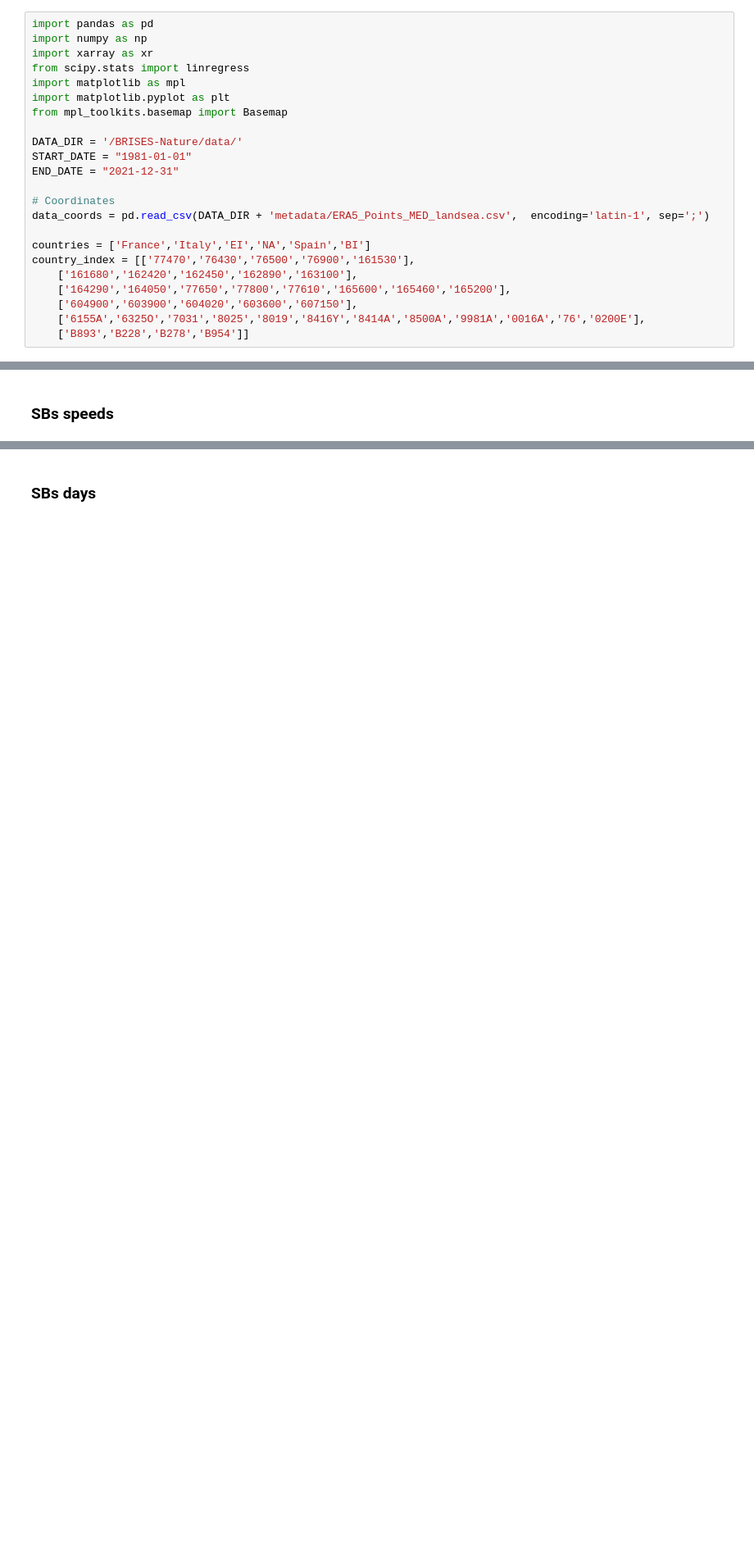
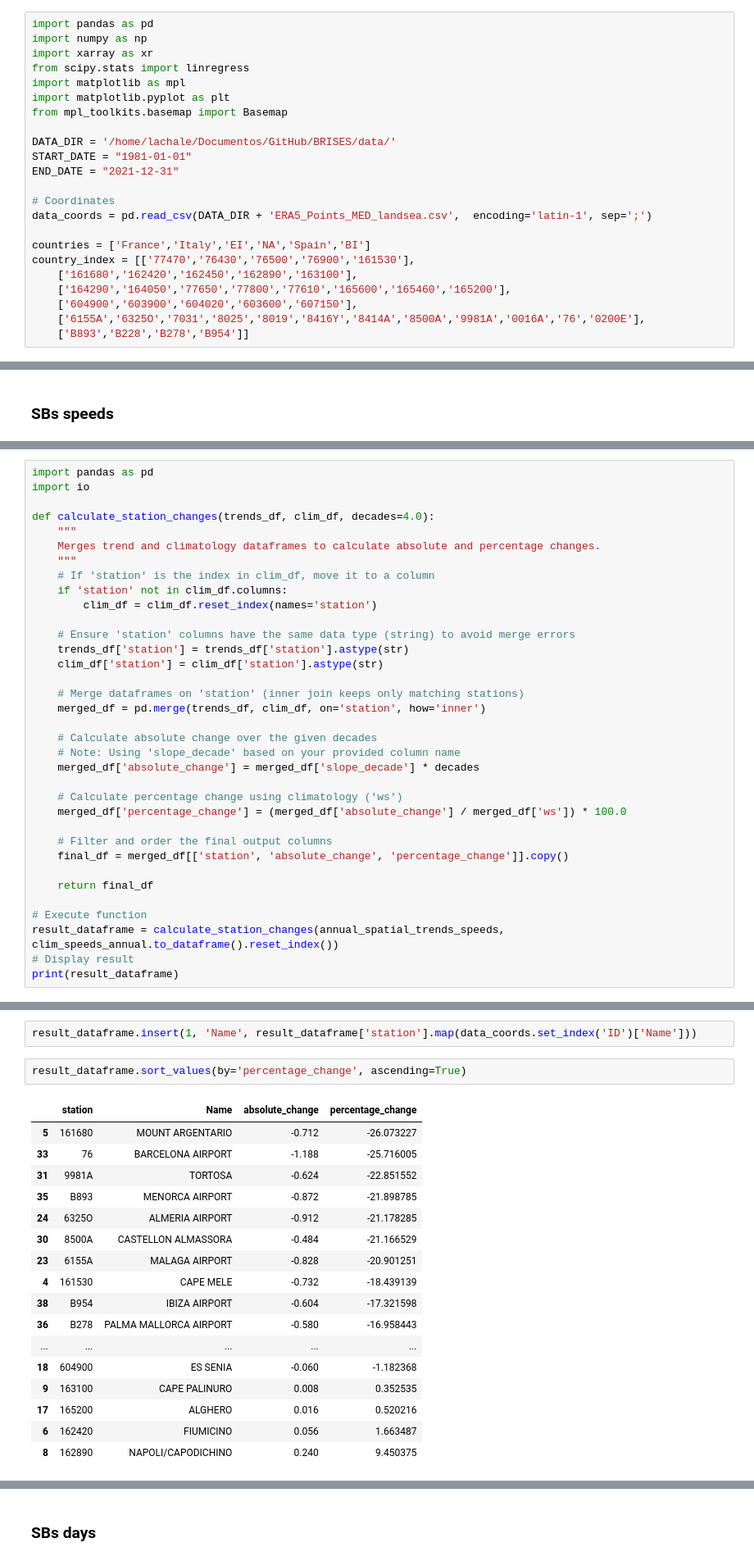
Before and after one commit to shalevale/BRISES, a Jupyter notebook: scripts/Figs 1-2. Trends and multidecadal variability.ipynb, the cells around one changed output, grey strips where cells are left out. Shown at 82% size. Drawn from its saved outputs; the diff is of its cells as text; blank space fills up the shorter version.

Commit message:
Changes in script's names
changes in script names

```diff
--- a/scripts/Fig 1/Fig 1. Trends and multidecadal variability.ipynb
+++ b/scripts/Figs 1-2. Trends and multidecadal variability.ipynb
@@ -13,12 +13,12 @@ import matplotlib as mpl
 import matplotlib.pyplot as plt
 from mpl_toolkits.basemap import Basemap
 
-DATA_DIR = '/BRISES-Nature/data/'
+DATA_DIR = '/home/lachale/Documentos/GitHub/BRISES/data/'
 START_DATE = "1981-01-01"
 END_DATE = "2021-12-31"
 
 # Coordinates
-data_coords = pd.read_csv(DATA_DIR + 'metadata/ERA5_Points_MED_landsea.csv',  encoding='latin-1', sep=';')
+data_coords = pd.read_csv(DATA_DIR + 'ERA5_Points_MED_landsea.csv',  encoding='latin-1', sep=';')
 
 countries = ['France','Italy','EI','NA','Spain','BI']
 country_index = [['77470','76430','76500','76900','161530'],
@@ -194,0 +221,35 @@ seasonal_coastal_trends_speeds = pd.concat(seasonal_coastal_trends_speeds, ignor
+# %%
+import pandas as pd
+import io
+
+def calculate_station_changes(trends_df, clim_df, decades=4.0):
+    """
+    Merges trend and climatology dataframes to calculate absolute and percentage changes.
+    """
+    # If 'station' is the index in clim_df, move it to a column
+    if 'station' not in clim_df.columns:
+        clim_df = clim_df.reset_index(names='station')
+
+    # Ensure 'station' columns have the same data type (string) to avoid merge errors
+    trends_df['station'] = trends_df['station'].astype(str)
+    clim_df['station'] = clim_df['station'].astype(str)
+
+    # Merge dataframes on 'station' (inner join keeps only matching stations)
+    merged_df = pd.merge(trends_df, clim_df, on='station', how='inner')
+
+    # Calculate absolute change over the given decades
+    # Note: Using 'slope_decade' based on your provided column name
+    merged_df['absolute_change'] = merged_df['slope_decade'] * decades
+
+    # Calculate percentage change using climatology ('ws')
+    merged_df['percentage_change'] = (merged_df['absolute_change'] / merged_df['ws']) * 100.0
+
+    # Filter and order the final output columns
+    final_df = merged_df[['station', 'absolute_change', 'percentage_change']].copy()
+
+    return final_df
+
+# Execute function
+result_dataframe = calculate_station_changes(annual_spatial_trends_speeds, clim_speeds_annual.to_dataframe().reset_index())
+# Display result
+print(result_dataframe)
@@ -194,0 +274,22 @@ seasonal_coastal_trends_speeds = pd.concat(seasonal_coastal_trends_speeds, ignor
+# %%
+result_dataframe.insert(1, 'Name', result_dataframe['station'].map(data_coords.set_index('ID')['Name']))
+# %%
+result_dataframe.sort_values(by='percentage_change', ascending=True)
+# %% [output]
+|  | station | Name | absolute_change | percentage_change |
+| 5 | 161680 | MOUNT ARGENTARIO | -0.712 | -26.073227 |
+| 33 | 76 | BARCELONA AIRPORT | -1.188 | -25.716005 |
+| 31 | 9981A | TORTOSA | -0.624 | -22.851552 |
+| 35 | B893 | MENORCA AIRPORT | -0.872 | -21.898785 |
+| 24 | 6325O | ALMERIA AIRPORT | -0.912 | -21.178285 |
+| 30 | 8500A | CASTELLON ALMASSORA | -0.484 | -21.166529 |
+| 23 | 6155A | MALAGA AIRPORT | -0.828 | -20.901251 |
+| 4 | 161530 | CAPE MELE | -0.732 | -18.439139 |
+| 38 | B954 | IBIZA AIRPORT | -0.604 | -17.321598 |
+| 36 | B278 | PALMA MALLORCA AIRPORT | -0.580 | -16.958443 |
+| ... | ... | ... | ... | ... |
+| 18 | 604900 | ES SENIA | -0.060 | -1.182368 |
+| 9 | 163100 | CAPE PALINURO | 0.008 | 0.352535 |
+| 17 | 165200 | ALGHERO | 0.016 | 0.520216 |
+| 6 | 162420 | FIUMICINO | 0.056 | 1.663487 |
+| 8 | 162890 | NAPOLI/CAPODICHINO | 0.240 | 9.450375 |
```
Also changed, not shown: parts of 7 cells of this notebook, 4 other files.
